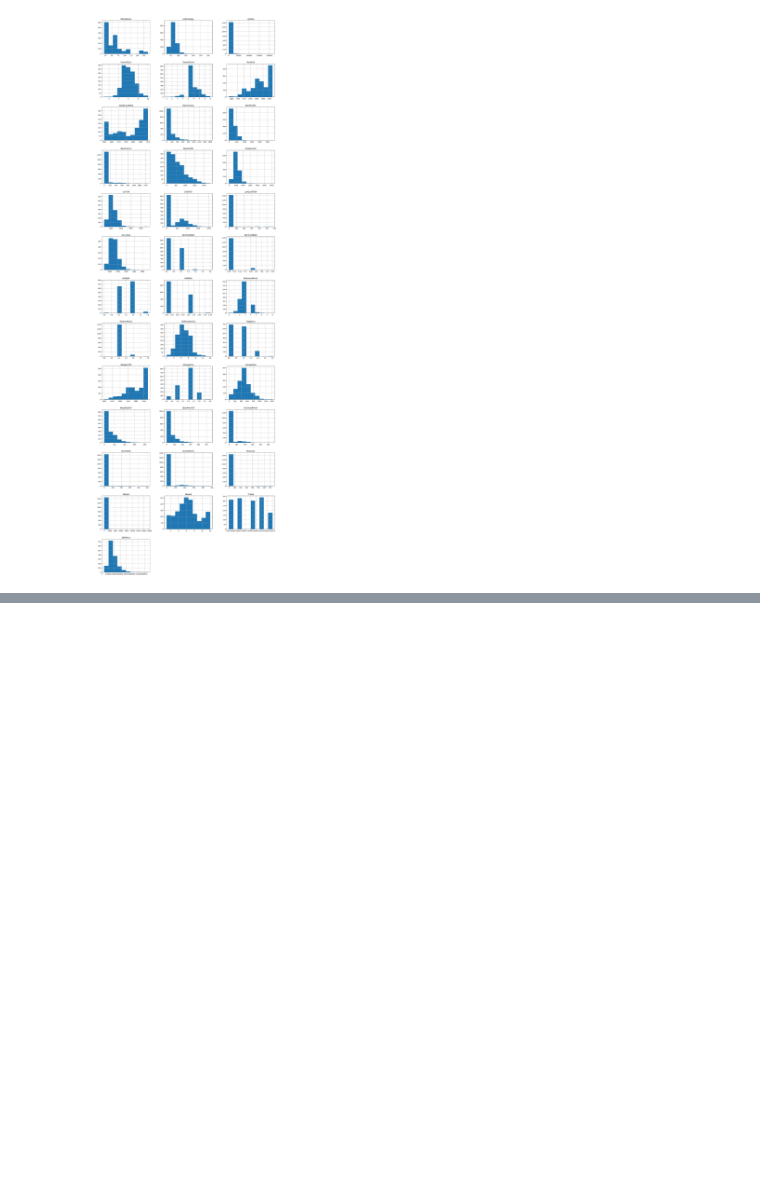
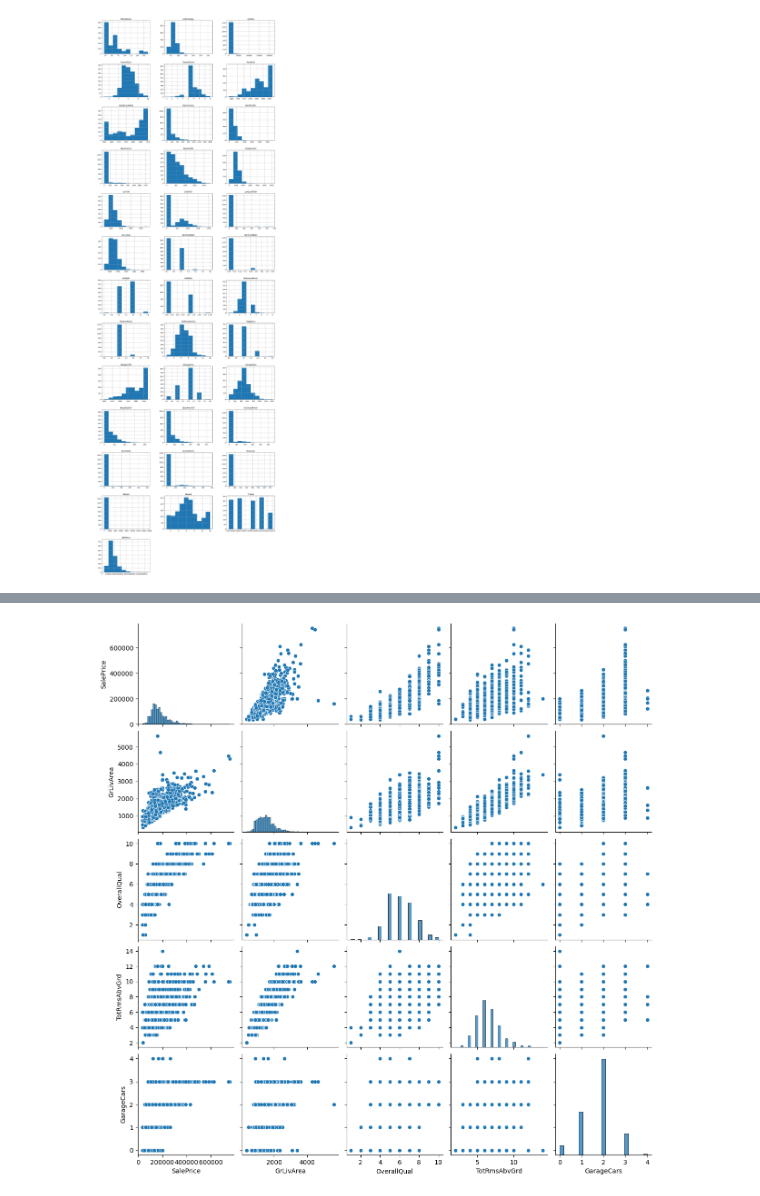
Before and after one commit to ntoitichristine/Group_8_Phas_3, a Jupyter notebook: ntoiti-house-prices-ames.ipynb, the cells around one changed output, grey strips where cells are left out. Saved outputs shown, nothing was run; the diff lists cells and outputs as text; code cells hidden in the pictures; blank space fills up the shorter version.

```diff
--- a/ntoiti-house-prices-ames.ipynb
+++ b/ntoiti-house-prices-ames.ipynb
@@ -377,0 +282,6 @@ Categorical Columns:  Index(['MSZoning', 'Street', 'Alley', 'LotShape', 'LandCon
+# %%
+# Pairplot of numerical features
+sns.pairplot(train_df[['SalePrice', 'GrLivArea', 'OverallQual', 'TotRmsAbvGrd', 'GarageCars']])
+plt.show()
+# %% [output]
+[figure, added]
```
Also changed, not shown: parts of 27 cells of this notebook.
